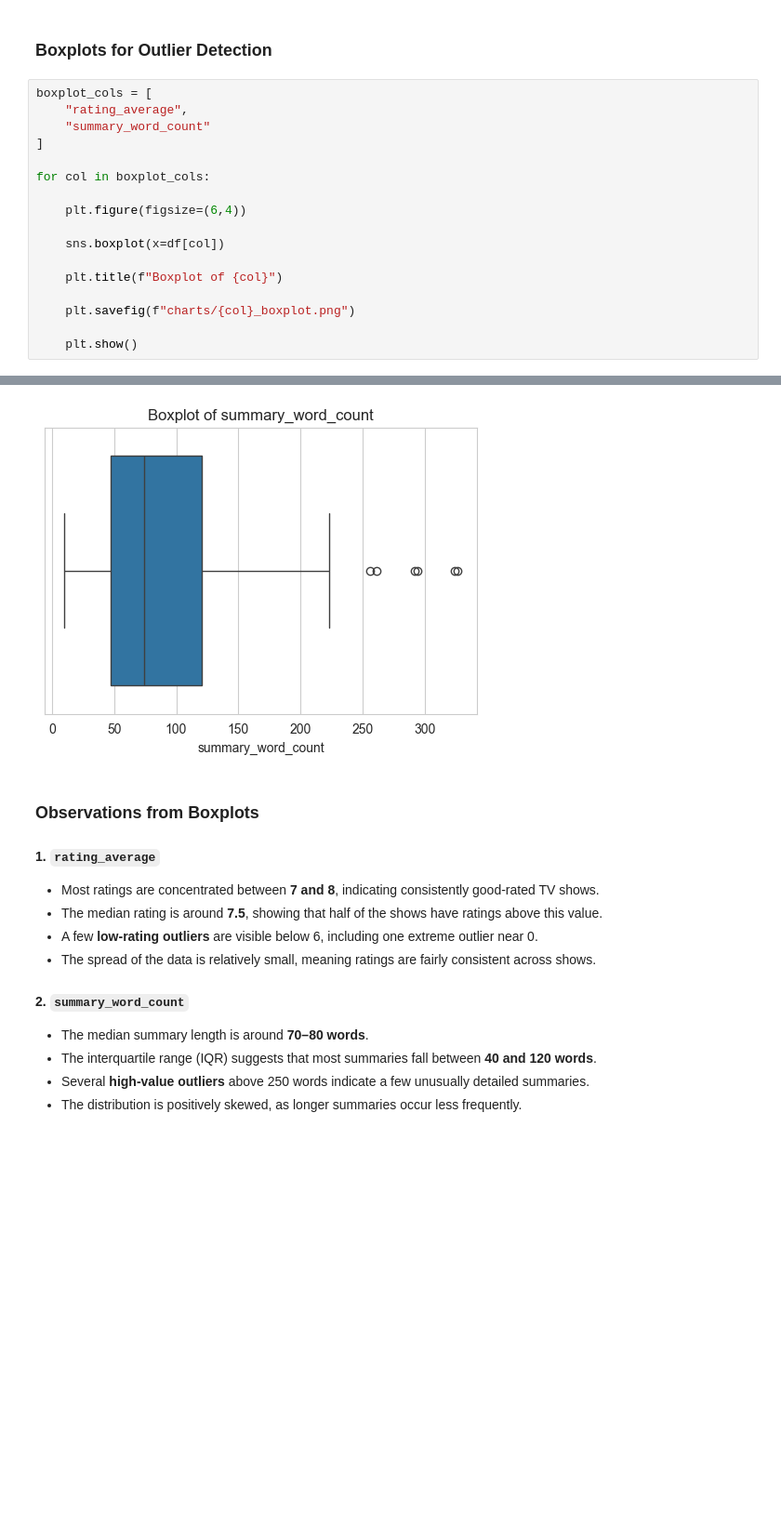
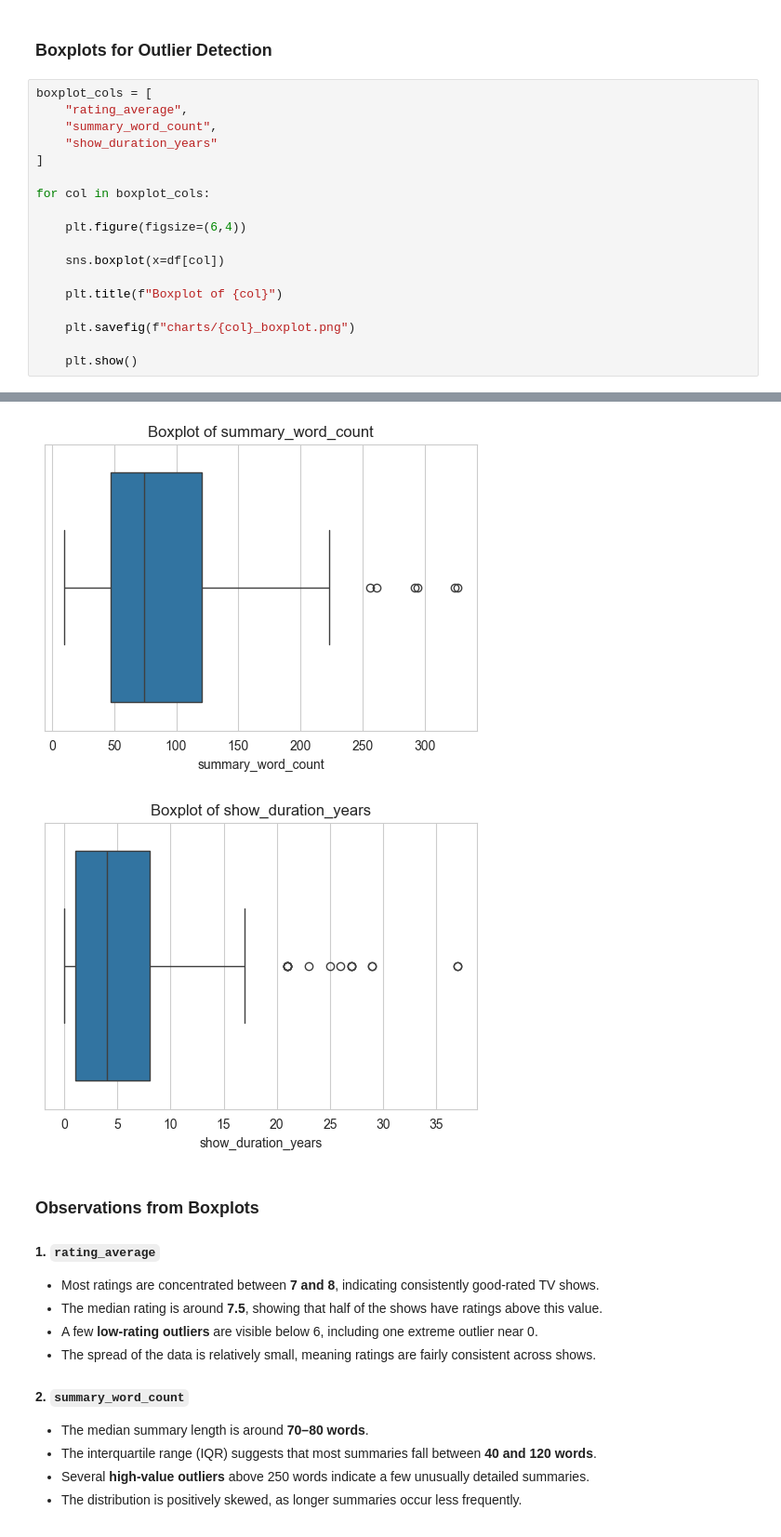
Before and after one commit to MaharjanSumit-59/AI_Data_Internship, a Jupyter notebook: week_5(EDA_Data_Analysis)/Task_1/task1.ipynb, the cells around one changed output, grey strips where cells are left out. Shown at 93% size. Drawn from its saved outputs; the diff is of its cells as text; blank space fills up the shorter version.

```diff
--- a/week_5(EDA_Data_Analysis)/Task_1/task1.ipynb
+++ b/week_5(EDA_Data_Analysis)/Task_1/task1.ipynb
@@ -238,23 +238,25 @@ for col in numeric_cols:
 # %%
 boxplot_cols = [
     "rating_average",
-    "summary_word_count"
+    "summary_word_count",
+    "show_duration_years"
 ]
 
 for col in boxplot_cols:
 
     plt.figure(figsize=(6,4))
 
     sns.boxplot(x=df[col])
 
     plt.title(f"Boxplot of {col}")
 
     plt.savefig(f"charts/{col}_boxplot.png")
 
     plt.show()
 # %% [output]
 [figure]
 [figure]
+[figure, added]
 # %% [markdown]
 ### Observations from Boxplots
 
```
Also changed, not shown: 1 other file.
